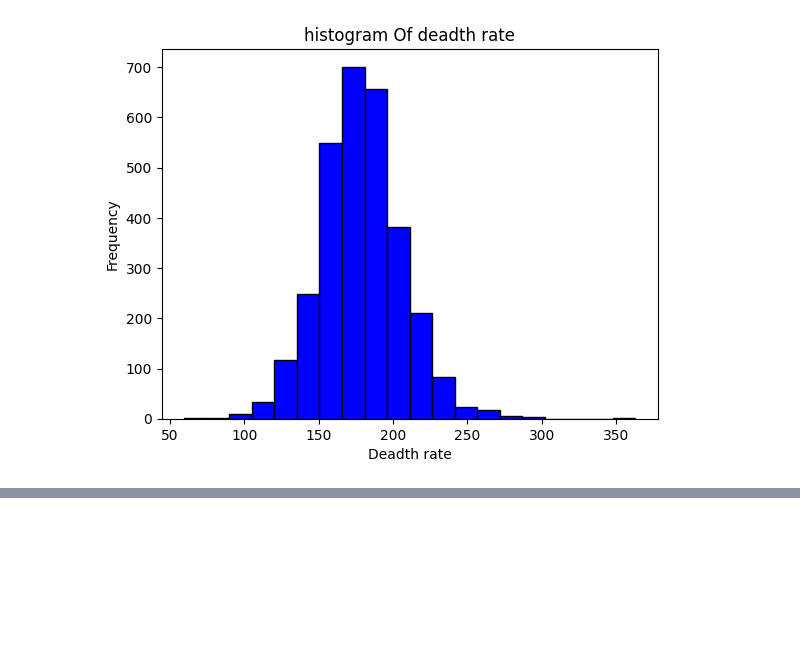
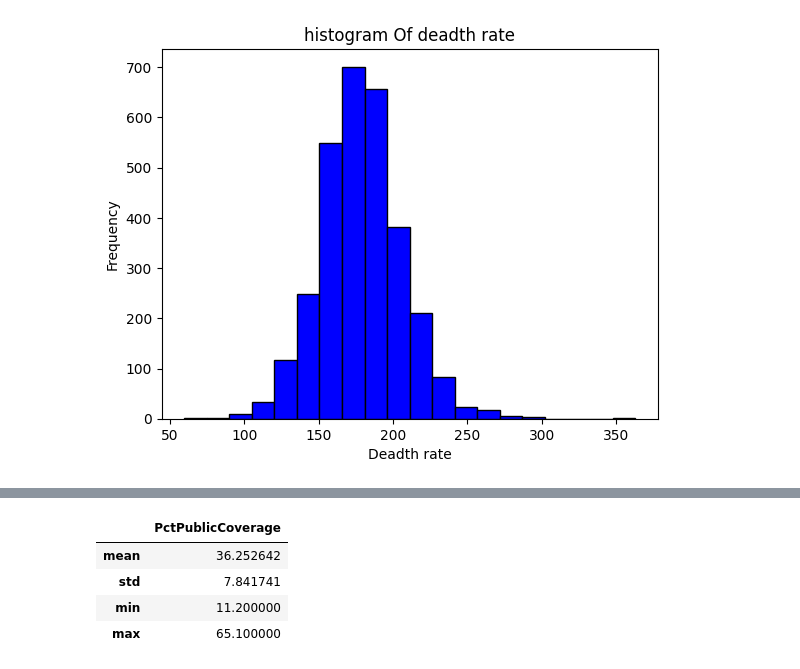
Before and after one commit to ayushRajar/CancerPridictionModel_linearRegression, a Jupyter notebook: eda.ipynb, the cells around one changed output, grey strips where cells are left out. Saved outputs shown, nothing was run; the diff lists cells and outputs as text; code cells hidden in the pictures; blank space fills up the shorter version.

```diff
--- a/eda.ipynb
+++ b/eda.ipynb
@@ -72,0 +161,9 @@ plt.show()
+# %%
+basic_info_gaussian = basic_info_gaussian.loc[['mean','std','min','max']]
+basic_info_gaussian
+# %% [output]
+|  | PctPublicCoverage |
+| mean | 36.252642 |
+| std | 7.841741 |
+| min | 11.200000 |
+| max | 65.100000 |
```
Also changed, not shown: parts of 13 cells of this notebook.
